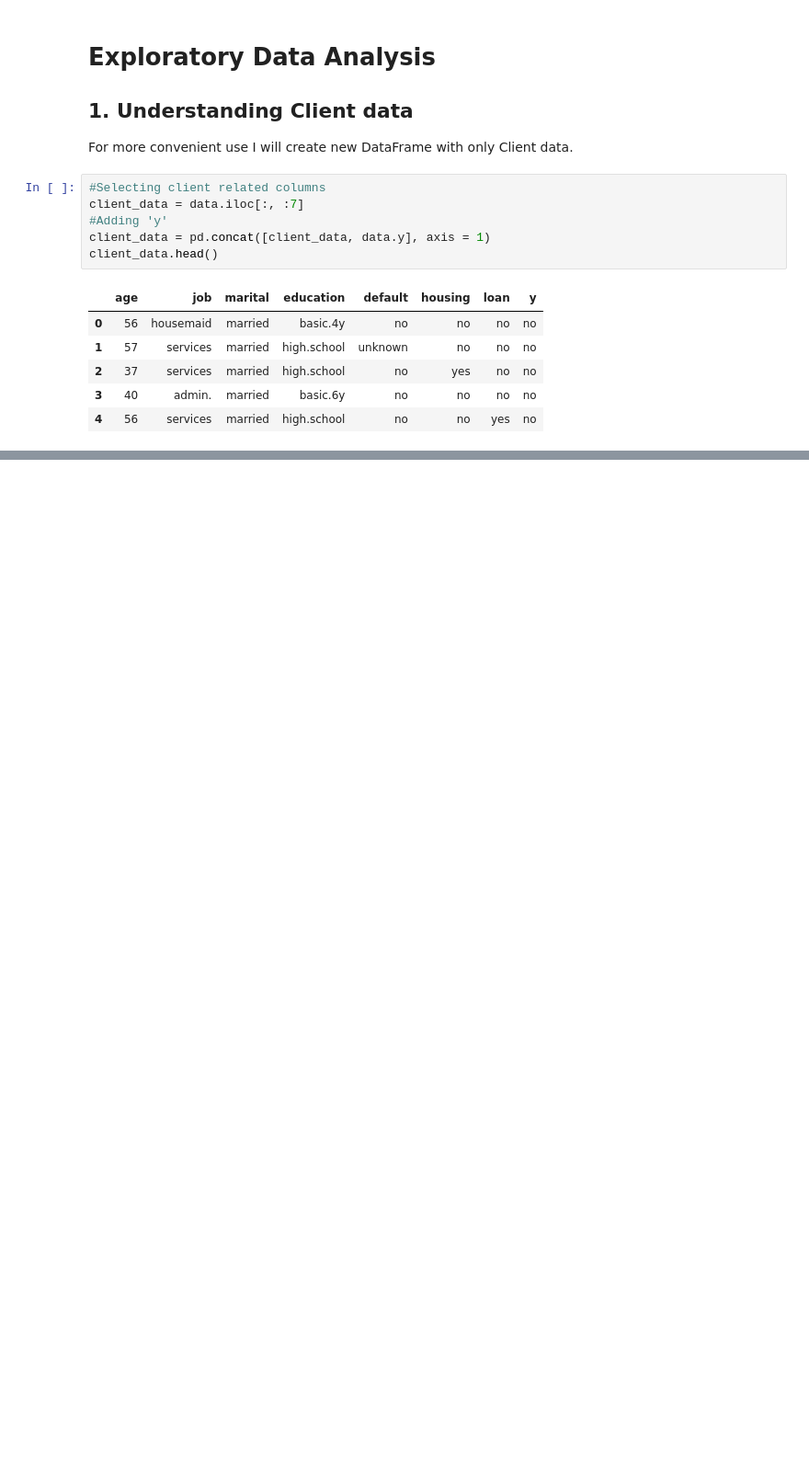
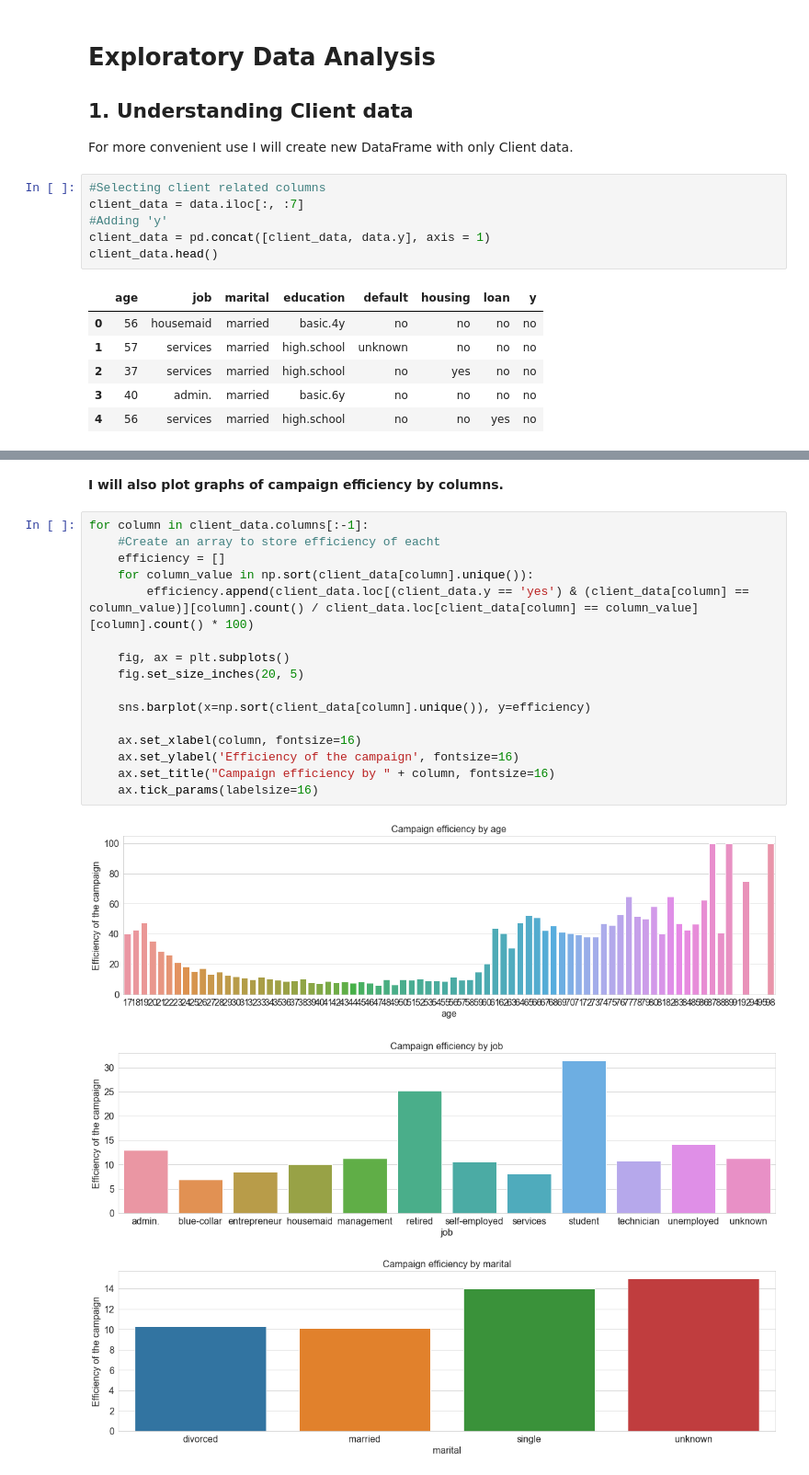
Before and after one commit to aza-atabayev/bank-marketing-classification, a Jupyter notebook: Bank Marketing (classification).ipynb, the cells around one changed output, grey strips where cells are left out. Shown at 92% size. Drawn from its saved outputs; the diff is of its cells as text; blank space fills up the shorter version.

```diff
--- a/Bank Marketing (classification).ipynb
+++ b/Bank Marketing (classification).ipynb
@@ -217,0 +131,22 @@ Despite the fact that number of clients over 60 is miniscule, it is noteworthy f
+# %% [markdown]
+**I will also plot graphs of campaign efficiency by columns.**
+# %%
+for column in client_data.columns[:-1]:
+    #Create an array to store efficiency of eacht
+    efficiency = []
+    for column_value in np.sort(client_data[column].unique()):
+        efficiency.append(client_data.loc[(client_data.y == 'yes') & (client_data[column] == column_value)][column].count() / client_data.loc[client_data[column] == column_value][column].count() * 100)
+
+    fig, ax = plt.subplots()
+    fig.set_size_inches(20, 5)
+
+    sns.barplot(x=np.sort(client_data[column].unique()), y=efficiency)
+
+    ax.set_xlabel(column, fontsize=16)
+    ax.set_ylabel('Efficiency of the campaign', fontsize=16)
+    ax.set_title("Campaign efficiency by " + column, fontsize=16)
+    ax.tick_params(labelsize=16)
+# %% [output]
+[figure, added]
+[figure, added]
+[figure, added]
```
Also changed, not shown: parts of 42 cells of this notebook.
